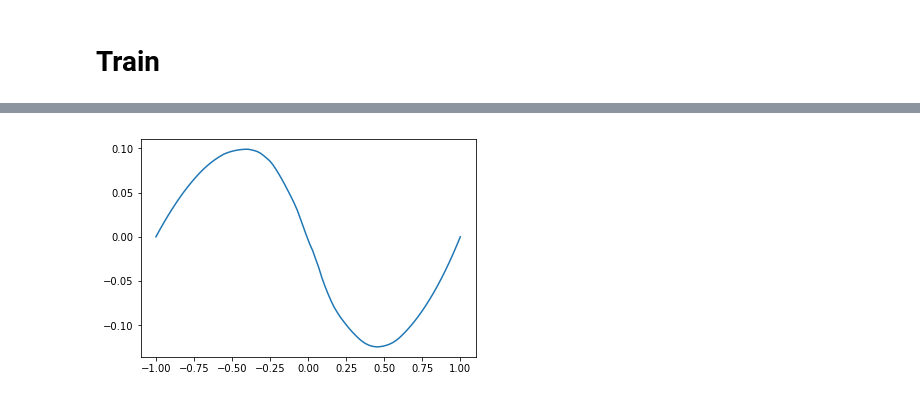
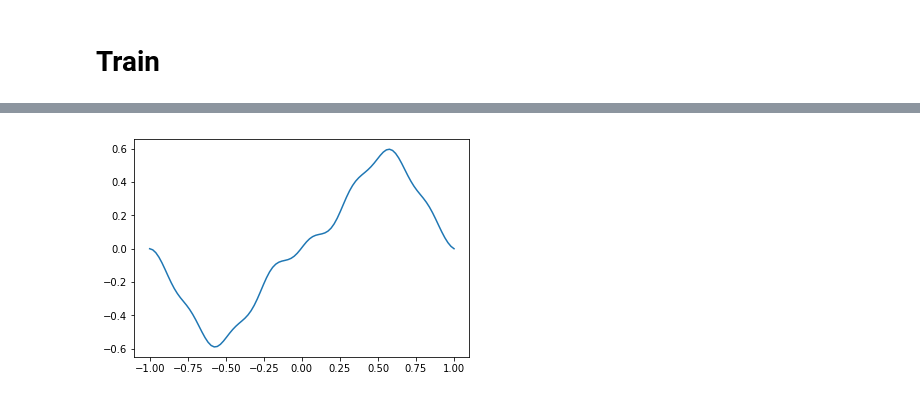
Before and after one commit to zw2497/Neural_Network_PDE, a Jupyter notebook: ODE2_Mid.ipynb, the cells around one changed output, grey strips where cells are left out. Cells and saved outputs as stored; diff of their text form; code cells hidden in the pictures.

```diff
--- a/ODE2_Mid.ipynb
+++ b/ODE2_Mid.ipynb
@@ -22,22 +23,19 @@ You have version 2.0.0-dev20190427
 # Build Function
 # %%
 def f(x):
-    '''
-        d2(psy)/dx2 = f(x, dpsy/dx, psy)
-        This is f() function on the right
-    '''
-    return tf.math.sin(x) + tf.math.sin(4*x) / 4 + tf.math.sin(8*x) / 8 + tf.math.sin(24*x) / 36
+    return sin(x) + 4 * sin(4*x) - 8 * sin(8*x) + 16 * sin(24*x)
 
-def psy_trial(xi, net_out):
-    return (tf.constant(-1, dtype='float32') - xi) * (tf.constant(1,dtype='float32') - xi) * net_out
+def psy_trial(x, net_out):
+    return (-1. - x) * (1. - x) * net_out
 # %% [markdown]
 # Build Neural Network
 # %%
 model = Sequential()
-model.add(Dense(64, input_shape=(None, 1), activation='relu'))
-model.add(Dense(32, activation='relu'))
-model.add(Dense(1,  activation='tanh'))
-optimizer = tf.keras.optimizers.Adam()
+model.add(Dense(128, input_shape=(None, 1), activation='tanh'))
+model.add(Dense(64, activation='tanh'))
+model.add(Dense(32, activation='tanh'))
+model.add(Dense(1))
+optimizer = tf.keras.optimizers.Adam(0.0005)
 # %% [markdown]
 # Prepare Dataset
 # %%
@@ -97,7 +104,7 @@ Epoch #39, Loss 0.0441, Time 0.01 sec
 # %%
 plt.figure()
 res = psy_trial(x_space, model(x_space)).numpy().reshape(nx)
-plt.plot(x_space, res)
+plt.plot(x_space, -res)
 plt.show()
 # %% [output]
-[figure, old version]
+[figure, new version]
```
Also changed, not shown: parts of 6 cells of this notebook.
